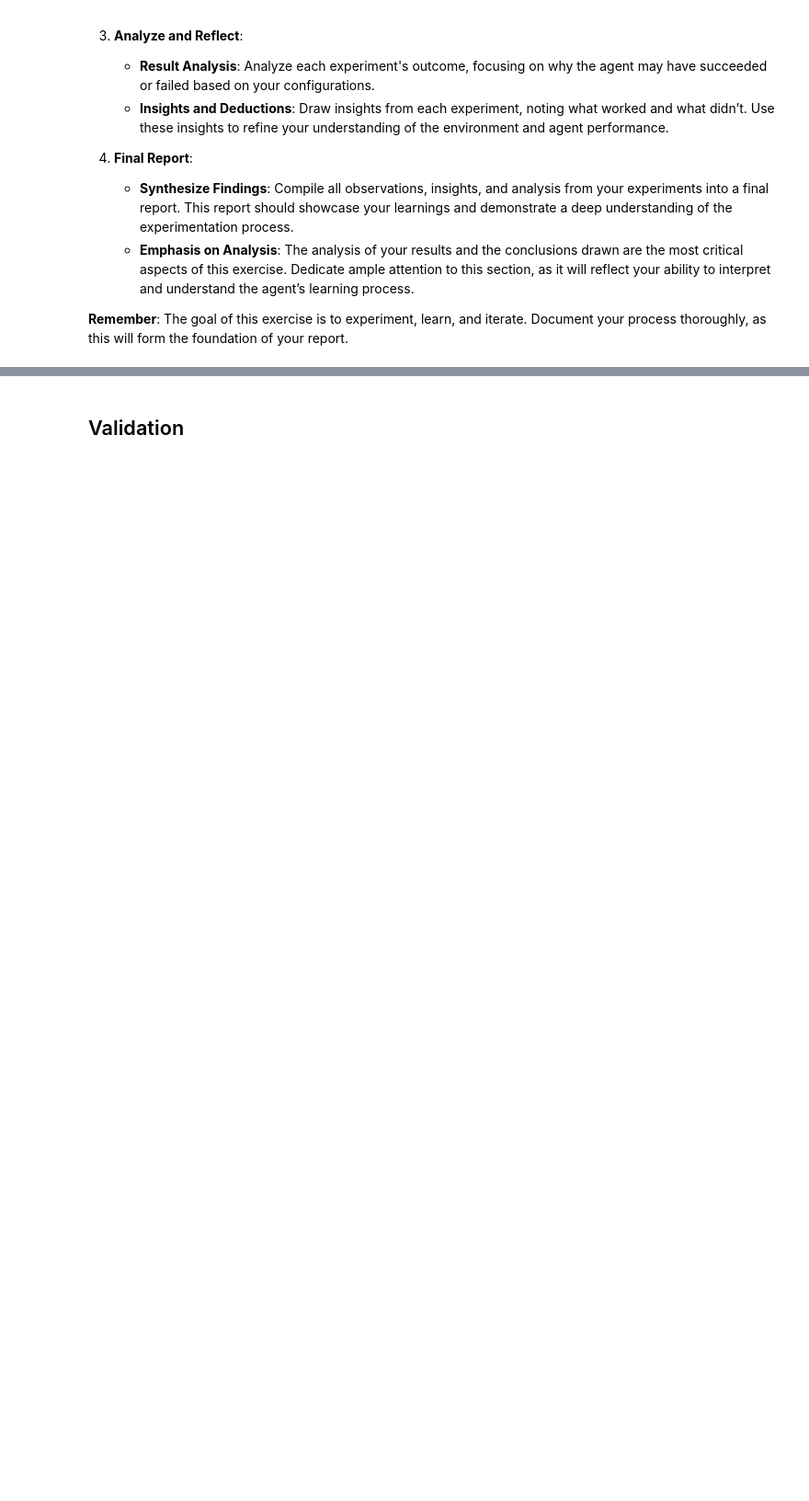
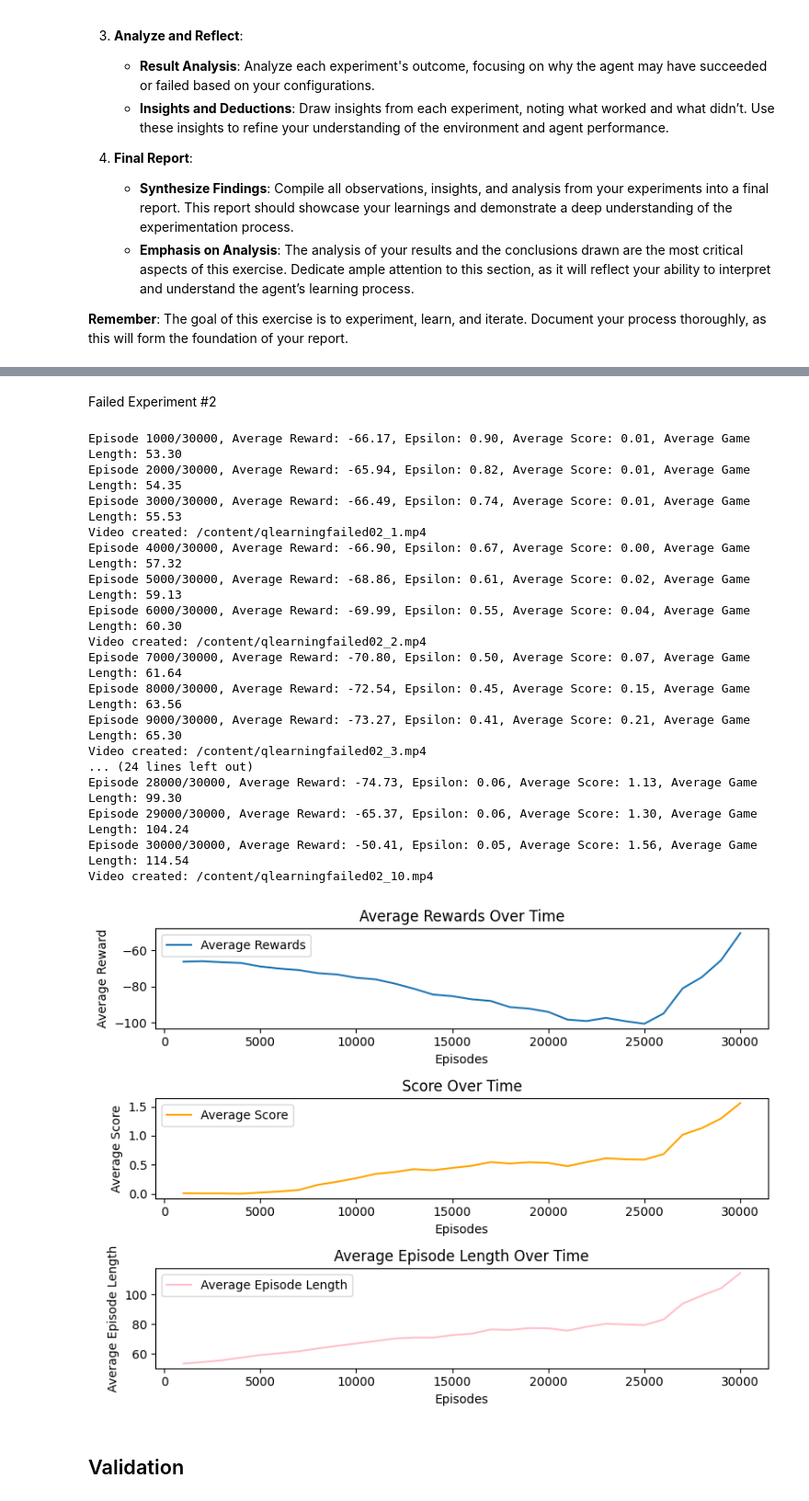
Before and after one commit to Phosics/ReinforcementLearningMidTermFlappyBird, a Jupyter notebook: FlappyBirdMidTerm.ipynb, the cells around one changed output, grey strips where cells are left out. Shown: that part at 92% size. Drawn from its saved outputs; the diff is of its cells as text; code cells hidden in the pictures; blank space fills up the shorter version.

```diff
--- a/FlappyBirdMidTerm.ipynb
+++ b/FlappyBirdMidTerm.ipynb
@@ -821,3 +888,0 @@ plt.show()
-# %%
-policy_agent.run_policy(env)
-embed_mp4(video_filename)
@@ -826,3 +889,51 @@ embed_mp4(video_filename)
+# %% [markdown]
+Failed Experiment #2
+# %%
+# Hyper Parameters
+GAMMA             = 0.99
+LEARNING_RATE     = 0.8
+INITIAL_Q_VALUES  = 1
+EPSILON           = 1
+EPSILON_DECAY     = 0.9999
+MIN_EPSILON       = 0.01
+BUCKETS           = np.array([30, 25, 30, 30, 30])
+
+LOG_EVERY = 1000
+NUMBER_OF_EPISODES = 30000
+
+VIDEO_FILE_NAME = '/content/qlearningfailed02'
+POLICY_FILE_NAME = '/content/qlearningpolicyfailed02'
+# %%
+# Creating the policy agent
+policy_agent = QLearningAgent(env.action_space, env.observation_space, BUCKETS, VIDEO_FILE_NAME, GAMMA, LEARNING_RATE, INITIAL_Q_VALUES, EPSILON, EPSILON_DECAY, MIN_EPSILON)
+
+# Training
+rewards, scores, lengths = policy_agent.train(env, NUMBER_OF_EPISODES, LOG_EVERY)
+
+# Saving the policy
+policy_agent.save_policy(POLICY_FILE_NAME)
+
+# Plot the results
+plot_result(LOG_EVERY, rewards, scores, lengths)
+# %% [output]
+Episode 1000/30000, Average Reward: -66.17, Epsilon: 0.90, Average Score: 0.01, Average Game Length: 53.30
+Episode 2000/30000, Average Reward: -65.94, Epsilon: 0.82, Average Score: 0.01, Average Game Length: 54.35
+Episode 3000/30000, Average Reward: -66.49, Epsilon: 0.74, Average Score: 0.01, Average Game Length: 55.53
+Video created: /content/qlearningfailed02_1.mp4
+Episode 4000/30000, Average Reward: -66.90, Epsilon: 0.67, Average Score: 0.00, Average Game Length: 57.32
+Episode 5000/30000, Average Reward: -68.86, Epsilon: 0.61, Average Score: 0.02, Average Game Length: 59.13
+Episode 6000/30000, Average Reward: -69.99, Epsilon: 0.55, Average Score: 0.04, Average Game Length: 60.30
+Video created: /content/qlearningfailed02_2.mp4
+Episode 7000/30000, Average Reward: -70.80, Epsilon: 0.50, Average Score: 0.07, Average Game Length: 61.64
+Episode 8000/30000, Average Reward: -72.54, Epsilon: 0.45, Average Score: 0.15, Average Game Length: 63.56
+Episode 9000/30000, Average Reward: -73.27, Epsilon: 0.41, Average Score: 0.21, Average Game Length: 65.30
+Video created: /content/qlearningfailed02_3.mp4
+... (24 lines left out)
+Episode 28000/30000, Average Reward: -74.73, Epsilon: 0.06, Average Score: 1.13, Average Game Length: 99.30
+Episode 29000/30000, Average Reward: -65.37, Epsilon: 0.06, Average Score: 1.30, Average Game Length: 104.24
+Episode 30000/30000, Average Reward: -50.41, Epsilon: 0.05, Average Score: 1.56, Average Game Length: 114.54
+Video created: /content/qlearningfailed02_10.mp4
+[figure, added]
 # %% [markdown]
 ## Validation
 # %% [markdown]
```
Also changed, not shown: parts of 21 cells of this notebook.
